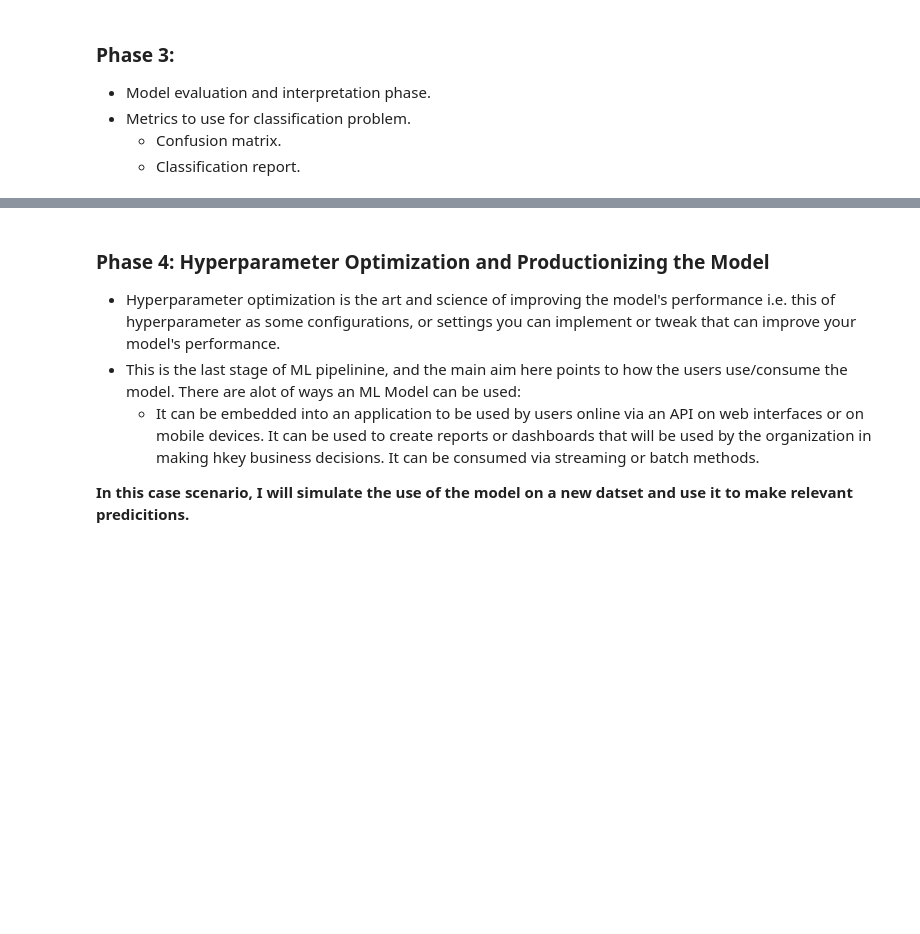
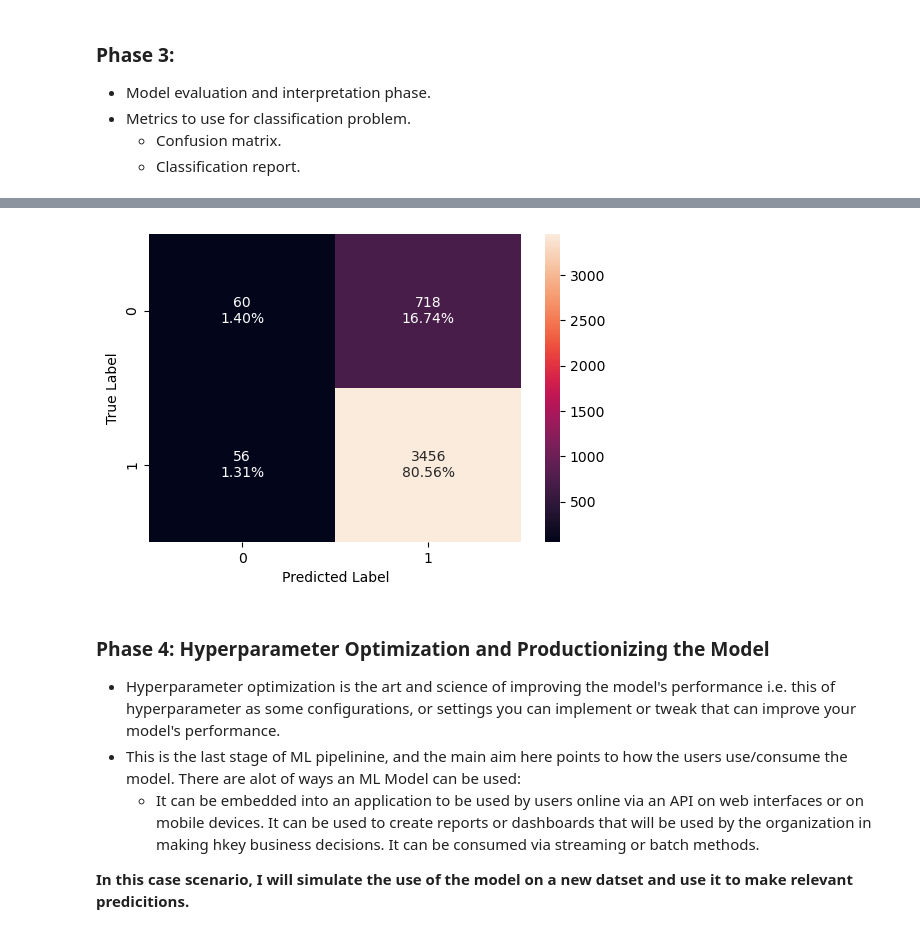
Before and after one commit to chemutai254/ML_Projects, a Jupyter notebook: Waze/waze.ipynb, the cells around one changed output, grey strips where cells are left out. Saved outputs shown, nothing was run; the diff lists cells and outputs as text; code cells hidden in the pictures; blank space fills up the shorter version.

```diff
--- a/Waze/waze.ipynb
+++ b/Waze/waze.ipynb
@@ -286,0 +340,4 @@ from sklearn.metrics import classification_report
+# %%
+confusion_matrix_sklearn(gb_clf, x_test, y_test)
+# %% [output]
+[figure, added]
```
Also changed, not shown: parts of 7 cells of this notebook.
